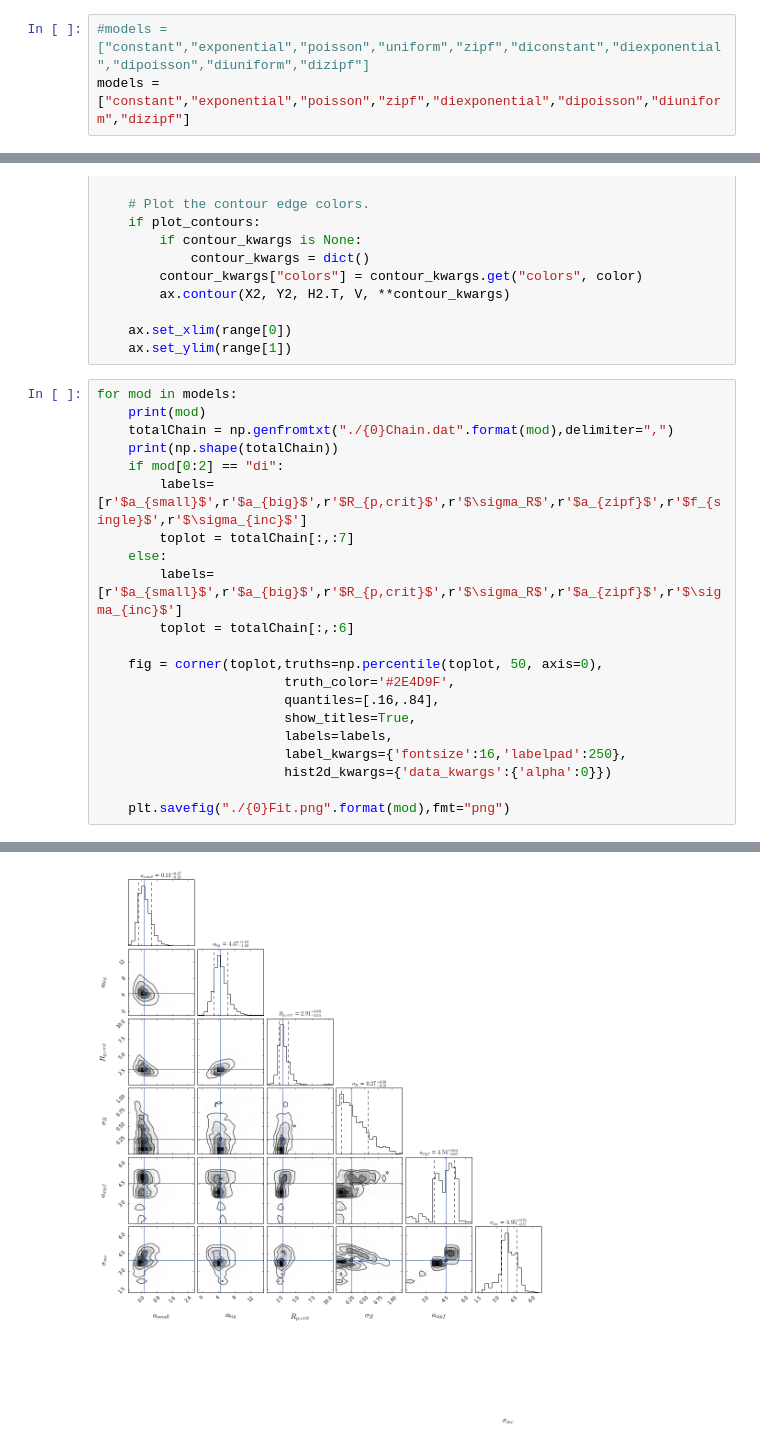
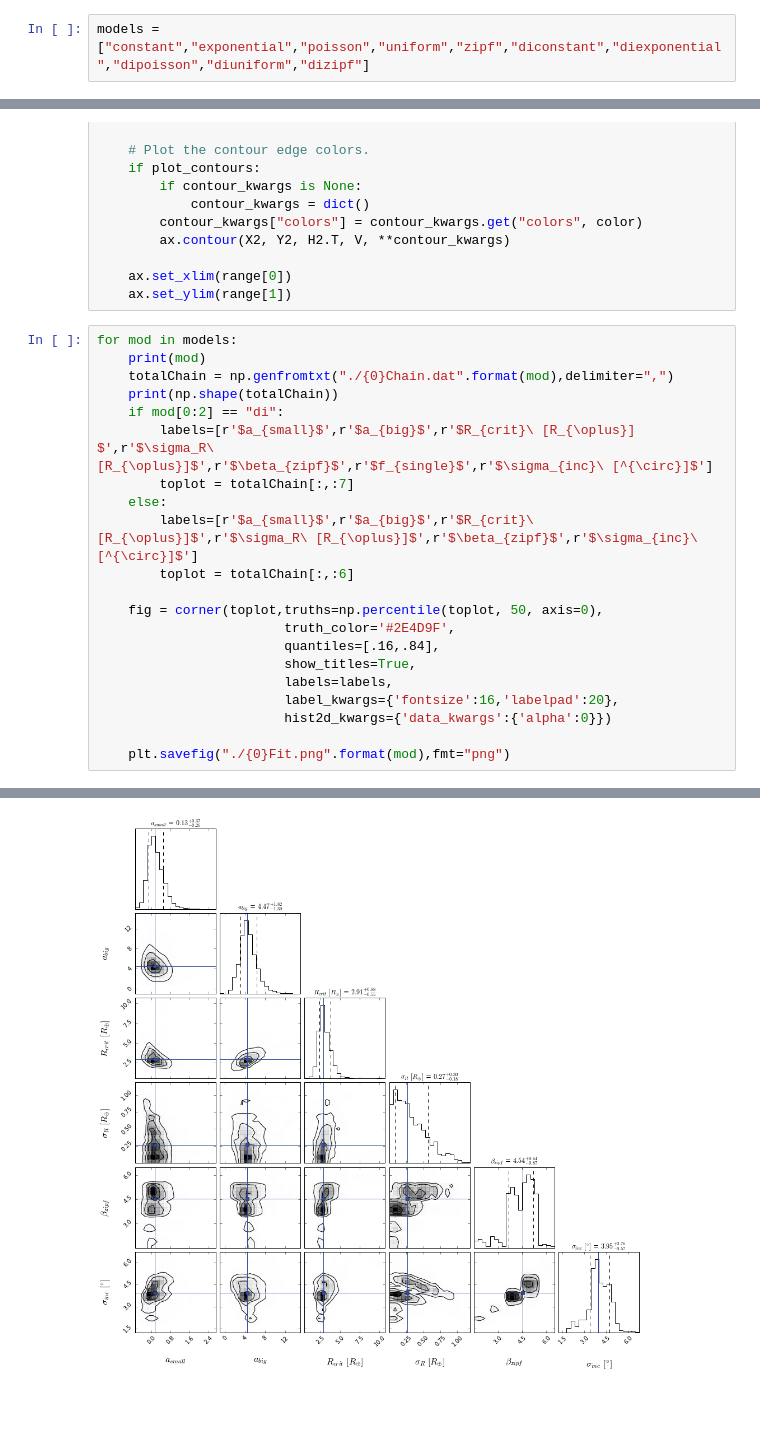
Before and after one commit to esandford/multiplicities, a Jupyter notebook: lookAtChains.ipynb, the cells around one changed output, grey strips where cells are left out. Drawn from its saved outputs; the diff is of its cells as text; blank space fills up the shorter version.

Commit message:
results for 10/10 models, fixed corner labelpad

```diff
--- a/lookAtChains.ipynb
+++ b/lookAtChains.ipynb
@@ -32,8 +32,7 @@ pwd()
 # %%
 #total steps = 52*1000 = 52000
 # %%
-#models = ["constant","exponential","poisson","uniform","zipf","diconstant","diexponential","dipoisson","diuniform","dizipf"]
-models = ["constant","exponential","poisson","zipf","diexponential","dipoisson","diuniform","dizipf"]
+models = ["constant","exponential","poisson","uniform","zipf","diconstant","diexponential","dipoisson","diuniform","dizipf"]
 # %%
 # single-pop models
 #totalChain = np.atleast_2d(np.zeros((7),dtype=float))
@@ -718,10 +717,10 @@ for mod in models:
     totalChain = np.genfromtxt("./{0}Chain.dat".format(mod),delimiter=",")
     print(np.shape(totalChain))
     if mod[0:2] == "di":
-        labels=[r'$a_{small}$',r'$a_{big}$',r'$R_{p,crit}$',r'$\sigma_R$',r'$a_{zipf}$',r'$f_{single}$',r'$\sigma_{inc}$']
+        labels=[r'$a_{small}$',r'$a_{big}$',r'$R_{crit}\ [R_{\oplus}] $',r'$\sigma_R\ [R_{\oplus}]$',r'$\beta_{zipf}$',r'$f_{single}$',r'$\sigma_{inc}\ [^{\circ}]$']
         toplot = totalChain[:,:7]
     else:
-        labels=[r'$a_{small}$',r'$a_{big}$',r'$R_{p,crit}$',r'$\sigma_R$',r'$a_{zipf}$',r'$\sigma_{inc}$']
+        labels=[r'$a_{small}$',r'$a_{big}$',r'$R_{crit}\ [R_{\oplus}]$',r'$\sigma_R\ [R_{\oplus}]$',r'$\beta_{zipf}$',r'$\sigma_{inc}\ [^{\circ}]$']
         toplot = totalChain[:,:6]
 
     fig = corner(toplot,truths=np.percentile(toplot, 50, axis=0),
@@ -729,7 +728,7 @@ for mod in models:
                         quantiles=[.16,.84],
                         show_titles=True,
                         labels=labels,
-                        label_kwargs={'fontsize':16,'labelpad':250},
+                        label_kwargs={'fontsize':16,'labelpad':20},
                         hist2d_kwargs={'data_kwargs':{'alpha':0}})
 
     plt.savefig("./{0}Fit.png".format(mod),fmt="png")
@@ -745,9 +748,9 @@ zipf
 diexponential
 (50000, 8)
 dipoisson
 (50000, 8)
 diuniform
 (50000, 8)
 dizipf
 (50000, 8)
-[figure, old version]
+[figure, new version]
```
Also changed, not shown: parts of 2 cells of this notebook, 13 other files.
